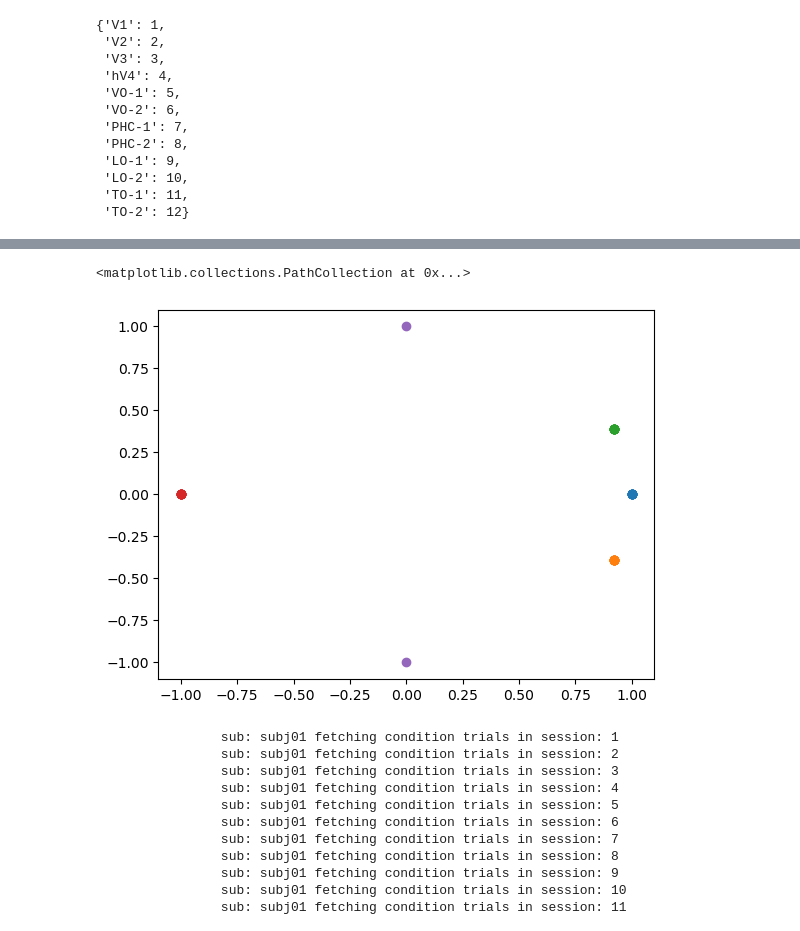
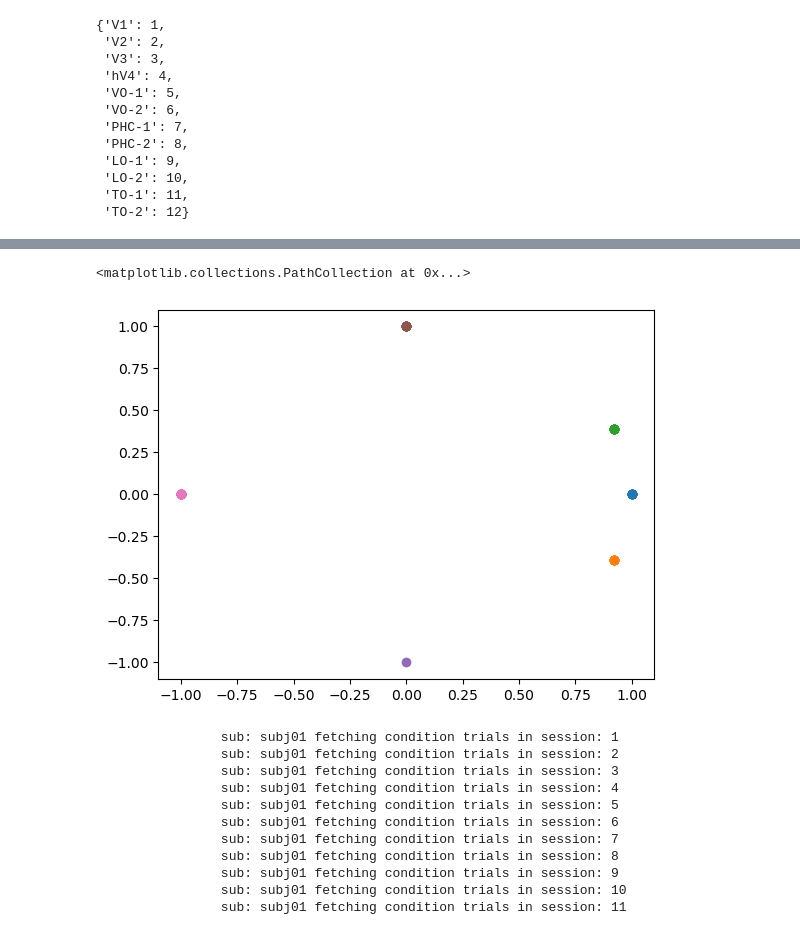
Before and after one commit to StanBgy/Thesis, a Jupyter notebook: src/categories.ipynb, the cells around one changed output, grey strips where cells are left out. Drawn from its saved outputs; the diff is of its cells as text; code cells hidden in the pictures.

```diff
--- a/src/categories.ipynb
+++ b/src/categories.ipynb
@@ -116,17 +182,21 @@ array([[ 0.92050475,  0.39073138],
 # %%
 arr = np.array([[1,0],[1,0],[1,0],[1,0],[1,0],[1,0],[1,0],[1,0]])
 arr_23 = np.dot(arr, np.array([[np.cos(0.401426), -np.sin(0.401426)], [-np.cos(0.401426), np.sin(0.401426)]]))
 arr_23_pos = np.dot(arr, np.array([[np.cos(0.401426), np.sin(0.401426)], [np.cos(0.401426), np.sin(0.401426)]]))
+arr_180 = np.dot(arr, np.array([[np.cos(np.pi), np.sin(0)], [np.cos(np.pi), np.sin(0)]]))
 arr_neg = np.array([[-1,0],[-1,0],[-1,0],[-1,0],[-1,0],[-1,0],[-1,0],[-1,0]])
 u = np.array([[0, 1], [0, -1]])
+arr_90 = np.rot90(arr)
 plt.scatter(arr.T[0], arr.T[1])
 plt.scatter(arr_23.T[0], arr_23.T[1], cmap='red')
 plt.scatter(arr_23_pos.T[0], arr_23_pos.T[1], cmap='green')
 plt.scatter(arr_neg.T[0], arr_neg.T[1])
 plt.scatter(u.T[0], u.T[1])
+plt.scatter(arr_90[0], arr_90[1], cmap='brown')
+plt.scatter(arr_180.T[0], arr_180.T[1])
 # %% [output]
 <matplotlib.collections.PathCollection at 0x...>
-[figure, old version]
+[figure, new version]
 # %%
 n_sessions = 37
 n_subjects = 8
```
Also changed, not shown: parts of 13 cells of this notebook, 1 other file.
